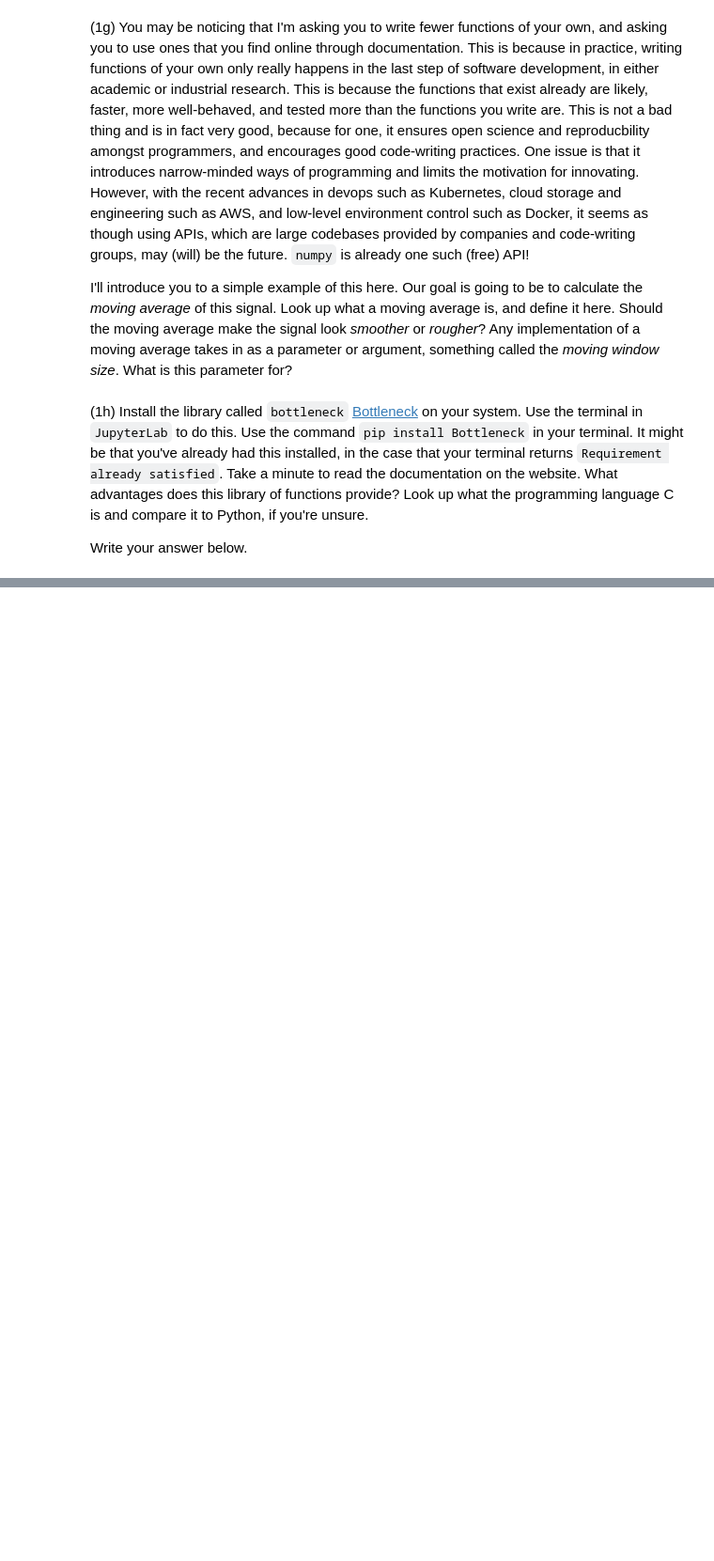
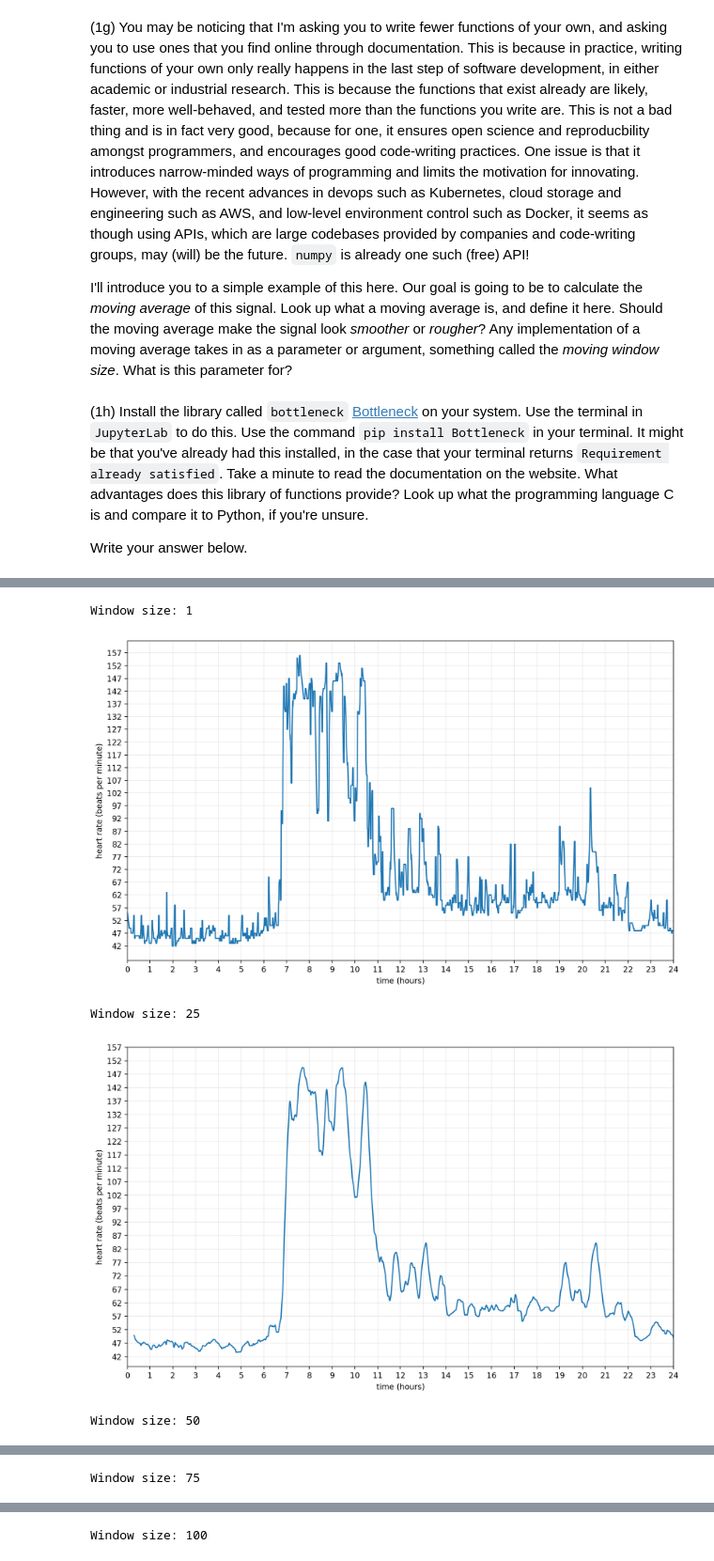
Before and after one commit to shak360/Lab-Training, a Jupyter notebook: Module_2_Python-ML/Assignment_4/svisagan/Assignment_4.ipynb, the cells around one changed output, grey strips where cells are left out. Shown at 94% size. Cells and saved outputs as stored; diff of their text form; code cells hidden in the pictures; blank space fills up the shorter version.

```diff
--- a/Module_2_Python-ML/Assignment_4/svisagan/Assignment_4.ipynb
+++ b/Module_2_Python-ML/Assignment_4/svisagan/Assignment_4.ipynb
@@ -167,0 +169,25 @@ Write your answer below.
+# %%
+import bottleneck as bn
+
+for i in np.linspace(1,100,5):
+    plt.figure(5+i, figsize=(12.5, 7.5), dpi=200)
+    print('Window size: {}'.format(int(i)))
+    ### Don't forget to add the import statement for bottleneck
+    ### Add the function line below that takes the moving average of the data ###
+    arr = bn.move_mean(np.squeeze(Y), window=int(i))
+    ### Add the function line above that takes the moving average of the data ###
+    ### Don't forget to use np.squeeze(Y) ###
+    plt.plot(X,arr)
+    plt.xticks(np.arange(min(X), max(X)+1, 1.0))
+    plt.yticks(np.arange(min(Y), max(Y)+5, 5))
+    plt.grid(True, alpha=0.25)
+    plt.xlim(np.min(X), np.max(X))
+    plt.ylabel('heart rate (beats per minute)')
+    plt.xlabel('time (hours)')
+    plt.show()
+# %% [output]
+Window size: 1
+[figure, added]
+Window size: 25
+[figure, added]
+Window size: 50
@@ -167,0 +195 @@ Write your answer below.
+Window size: 75
@@ -167,0 +197 @@ Write your answer below.
+Window size: 100
```
Also changed, not shown: parts of 9 cells of this notebook.
